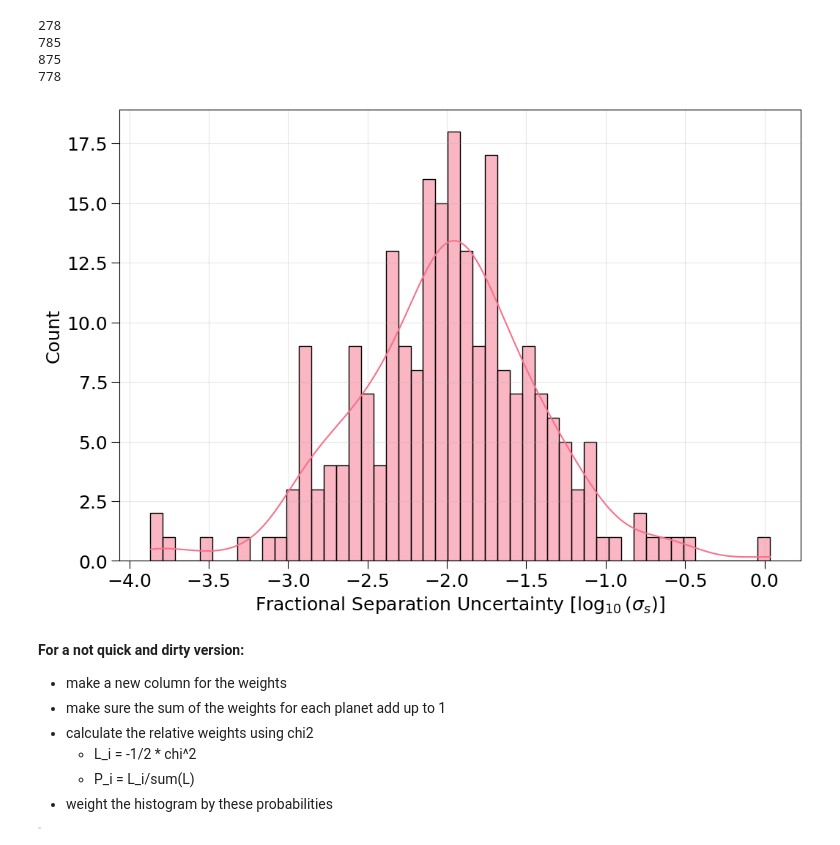
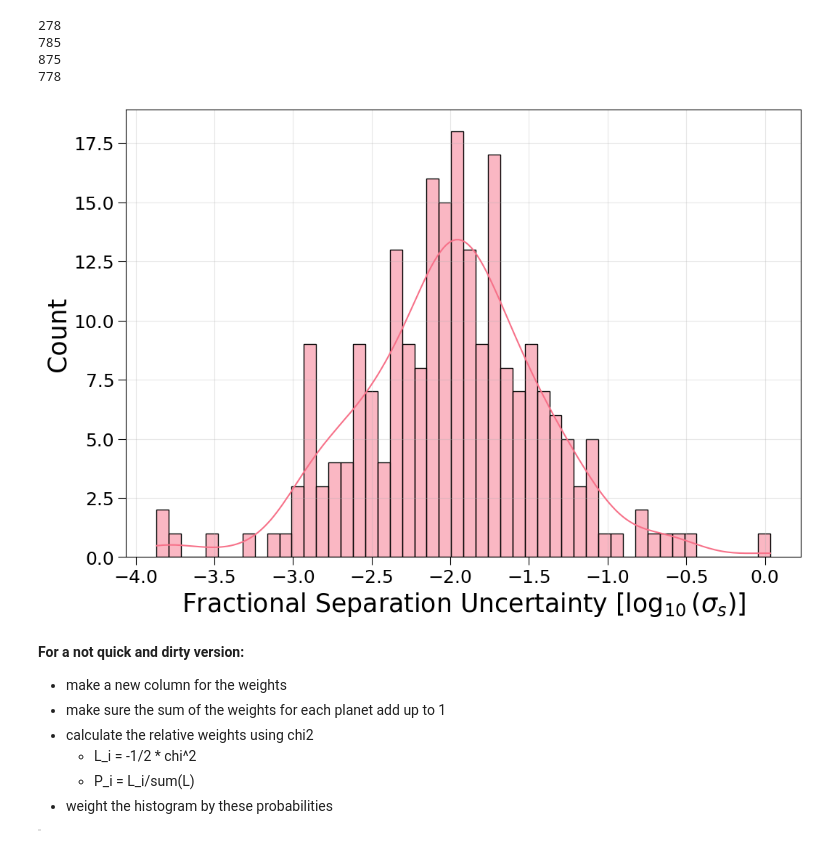
Before and after one commit to victorkarkour/Microlensing-Separation, a Jupyter notebook: Dist_s_errors.ipynb, the cells around one changed output. Drawn from its saved outputs; the diff is of its cells as text; code cells hidden in the pictures.

```diff
--- a/Dist_s_errors.ipynb
+++ b/Dist_s_errors.ipynb
@@ -62,11 +62,11 @@ import matplotlib
 plt.style.use('default')
 sns.set_palette("husl")
 plt.rcParams['figure.figsize'] = (12, 8)
-matplotlib.rcParams["axes.labelsize"] = 18
-matplotlib.rcParams["font.size"] = 18
-matplotlib.rcParams["xtick.major.size"] = 8
+matplotlib.rcParams["axes.labelsize"] = 25
+matplotlib.rcParams["font.size"] = 25
+matplotlib.rcParams["xtick.major.size"] = 16
 matplotlib.rcParams["xtick.minor.size"] = 8
-matplotlib.rcParams["ytick.major.size"] = 8
+matplotlib.rcParams["ytick.major.size"] = 16
 matplotlib.rcParams["ytick.minor.size"] = 8
 # %%
 query = NasaExoplanetArchive.query_criteria(table="ML", select="pl_name,htmllink,ml_modeldef,ml_sepinsnorp,ml_sepinsnorperr1,ml_sepinsnorperr2,ml_description,ml_modelchisq")
@@ -153,13 +153,13 @@ print(len(ML_df_copy["fractional_uncertainty"][ML_df_copy["P"].notna()]))
 # %%
 # Alternative with log-transformed data
 plt.figure(figsize=(12, 8))
 sns.histplot(data=np.log10(ML_df['fractional_uncertainty'][ML_df["ml_modeldef"] == 1]), bins=50, kde=True)
-plt.xlabel(r'Fractional Separation Uncertainty [$\log_{10}(\sigma_s)$]')
-plt.ylabel('Count')
+plt.xlabel(r'Fractional Separation Uncertainty [$\log_{10}(\sigma_s)$]', fontsize = 25)
+plt.ylabel('Count', fontsize = 25)
 plt.grid(True, alpha=0.3)
 plt.show()
 # %% [output]
-[figure, old version]
+[figure, new version]
 # %% [markdown]
 **For a not quick and dirty version:**
 * make a new column for the weights
```
Also changed, not shown: parts of 1 cell of this notebook, 14 other files.
